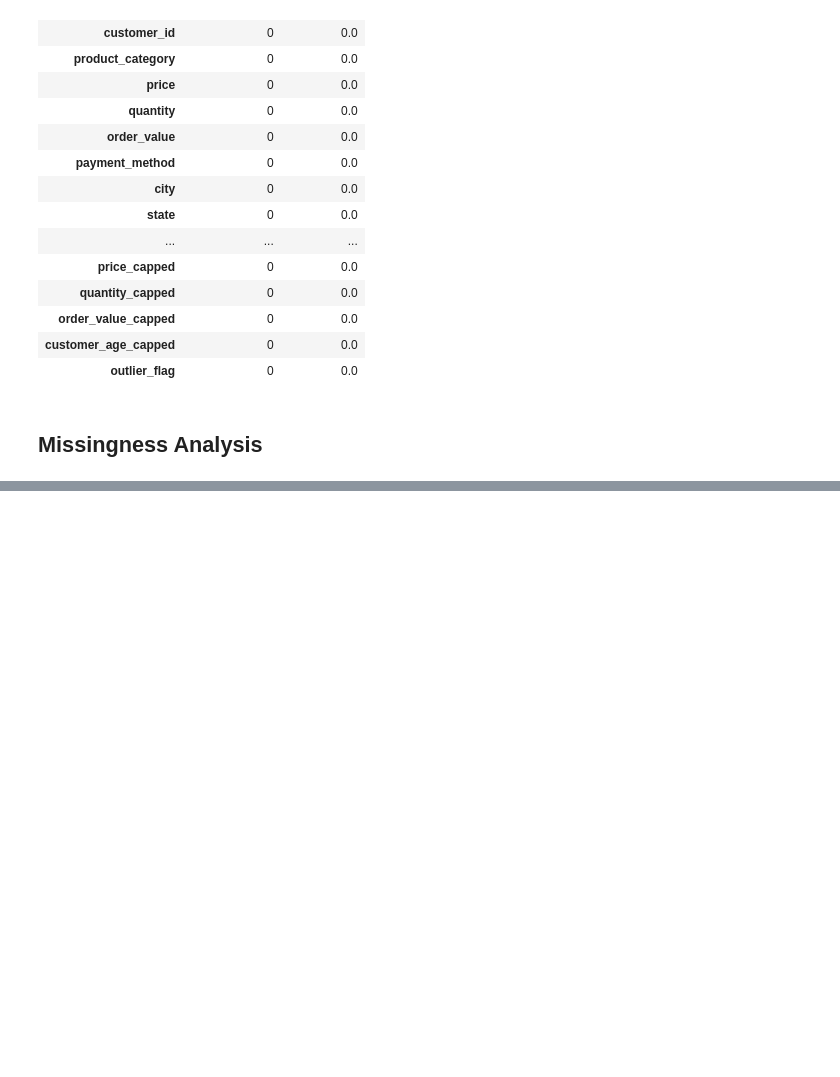
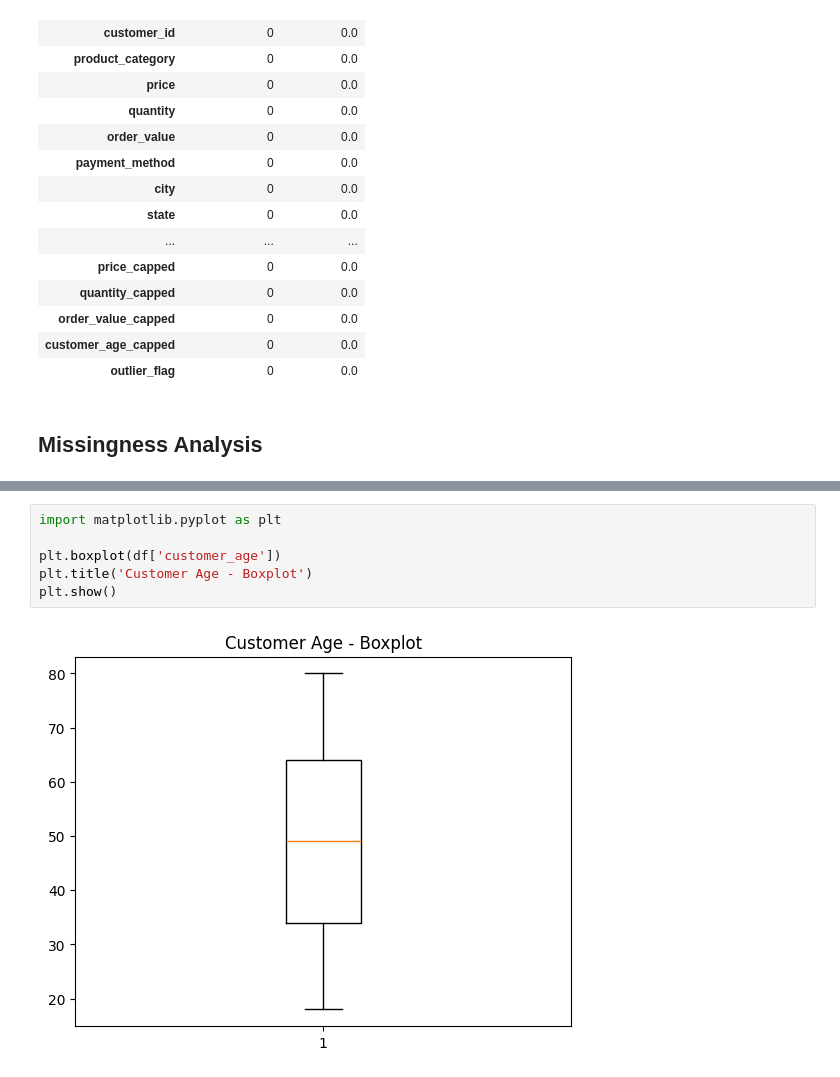
Before and after one commit to julieang/data-analysis-portfolio, a Jupyter notebook: everpeak_analysis.ipynb, the cells around one changed output, grey strips where cells are left out. Cells and saved outputs as stored; diff of their text form; blank space fills up the shorter version.

```diff
--- a/everpeak_analysis.ipynb
+++ b/everpeak_analysis.ipynb
@@ -1060,0 +1102,8 @@ missingness.sort_values('missing_pct', ascending=False)
+# %%
+import matplotlib.pyplot as plt
+
+plt.boxplot(df['customer_age'])
+plt.title('Customer Age - Boxplot')
+plt.show()
+# %% [output]
+[figure, added]
```
Also changed, not shown: parts of 13 cells of this notebook.
